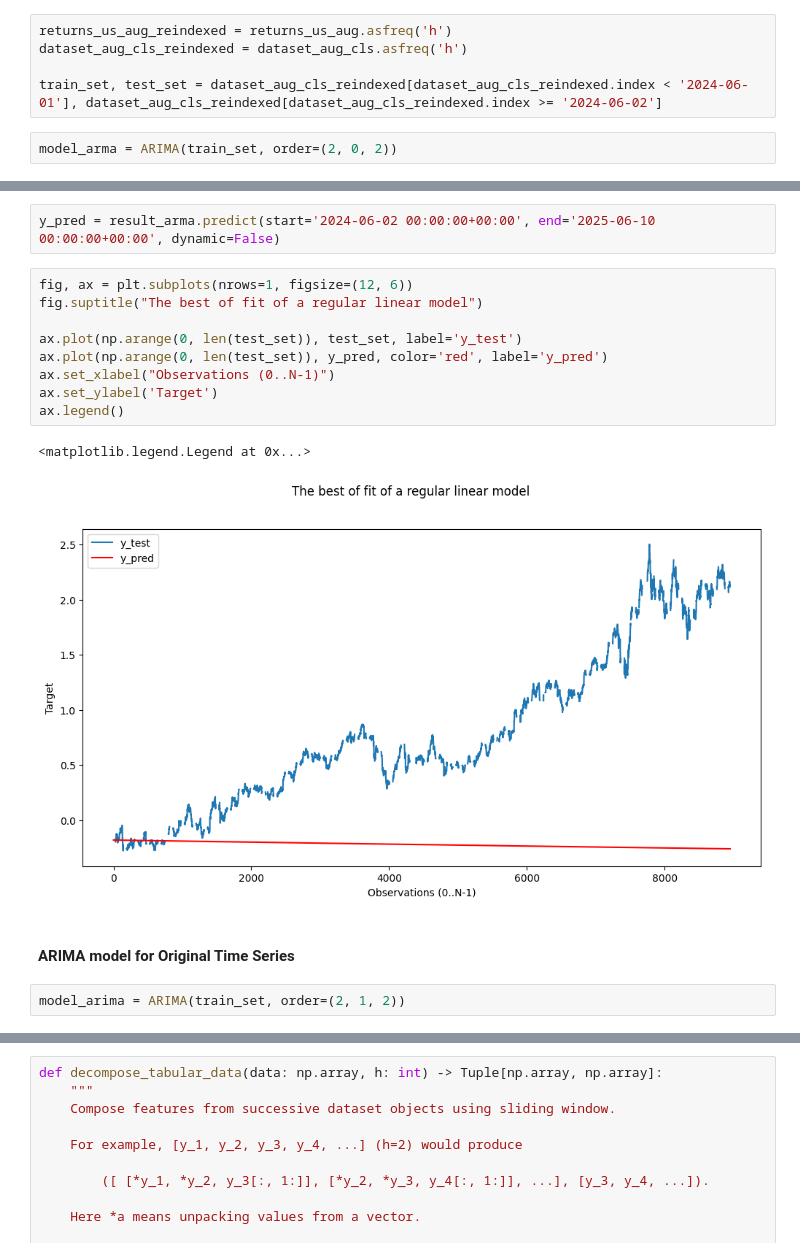
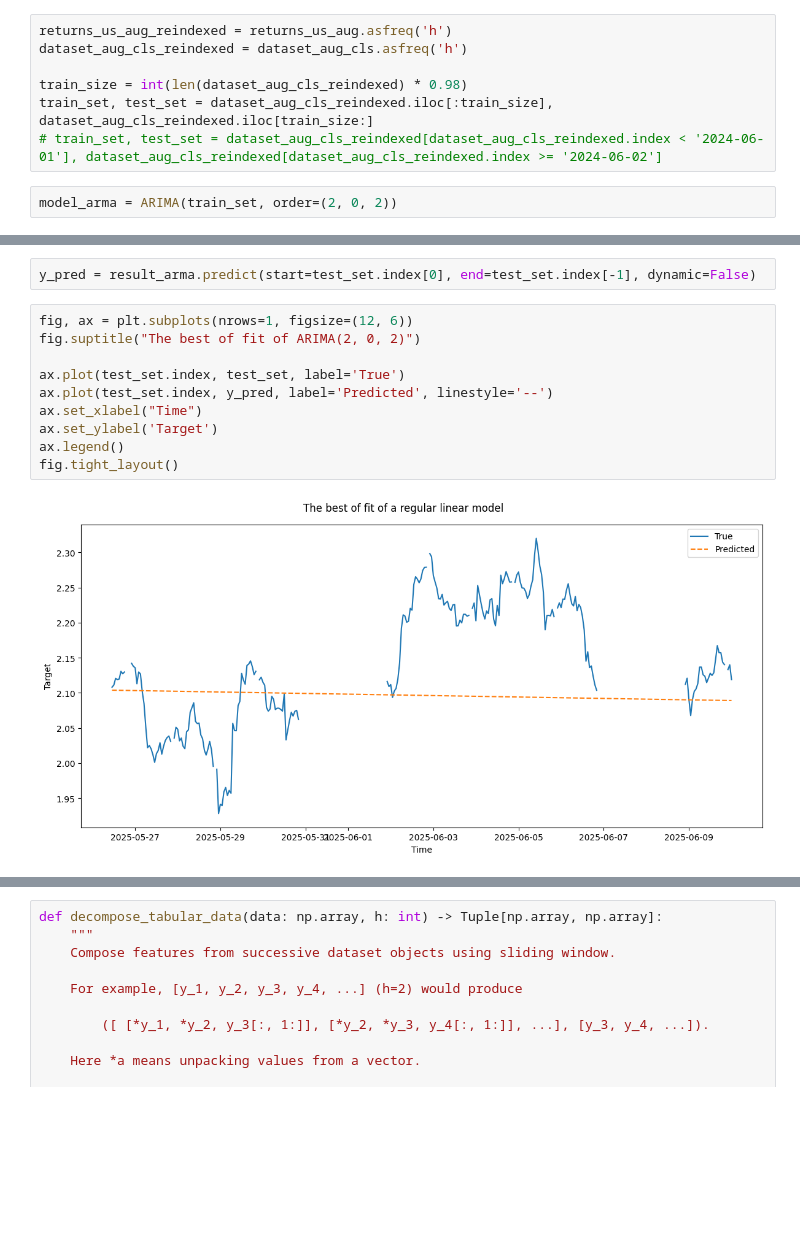
Before and after one commit to IU-Capstone-Project-2025/Metalytics, a Jupyter notebook: ml/notebooks/01_filter_design.ipynb, the cells around one changed output, grey strips where cells are left out. Cells and saved outputs as stored; diff of their text form; blank space fills up the shorter version.

```diff
--- a/ml/notebooks/01_filter_design.ipynb
+++ b/ml/notebooks/01_filter_design.ipynb
@@ -858,7 +1155,9 @@ ax.legend()
 returns_us_aug_reindexed = returns_us_aug.asfreq('h')
 dataset_aug_cls_reindexed = dataset_aug_cls.asfreq('h')
 
-train_set, test_set = dataset_aug_cls_reindexed[dataset_aug_cls_reindexed.index < '2024-06-01'], dataset_aug_cls_reindexed[dataset_aug_cls_reindexed.index >= '2024-06-02']
+train_size = int(len(dataset_aug_cls_reindexed) * 0.98)
+train_set, test_set = dataset_aug_cls_reindexed.iloc[:train_size], dataset_aug_cls_reindexed.iloc[train_size:]
+# train_set, test_set = dataset_aug_cls_reindexed[dataset_aug_cls_reindexed.index < '2024-06-01'], dataset_aug_cls_reindexed[dataset_aug_cls_reindexed.index >= '2024-06-02']
 # %%
 model_arma = ARIMA(train_set, order=(2, 0, 2))
 # %%
@@ -895,18 +1191,14 @@ residuals.plot(title="Residuals")
 # %%
-y_pred = result_arma.predict(start='2024-06-02 00:00:00+00:00', end='2025-06-10 00:00:00+00:00', dynamic=False)
+y_pred = result_arma.predict(start=test_set.index[0], end=test_set.index[-1], dynamic=False)
 # %%
 fig, ax = plt.subplots(nrows=1, figsize=(12, 6))
-fig.suptitle("The best of fit of a regular linear model")
+fig.suptitle("The best of fit of ARIMA(2, 0, 2)")
 
-ax.plot(np.arange(0, len(test_set)), test_set, label='y_test')
-ax.plot(np.arange(0, len(test_set)), y_pred, color='red', label='y_pred')
-ax.set_xlabel("Observations (0..N-1)")
+ax.plot(test_set.index, test_set, label='True')
+ax.plot(test_set.index, y_pred, label='Predicted', linestyle='--')
+ax.set_xlabel("Time")
 ax.set_ylabel('Target')
 ax.legend()
+fig.tight_layout()
 # %% [output]
-<matplotlib.legend.Legend at 0x...>
-[figure, old version]
+[figure, new version]
-# %% [markdown]
-#### ARIMA model for Original Time Series
-# %%
-model_arima = ARIMA(train_set, order=(2, 1, 2))
```
Also changed, not shown: parts of 159 cells of this notebook, 4 other files.
